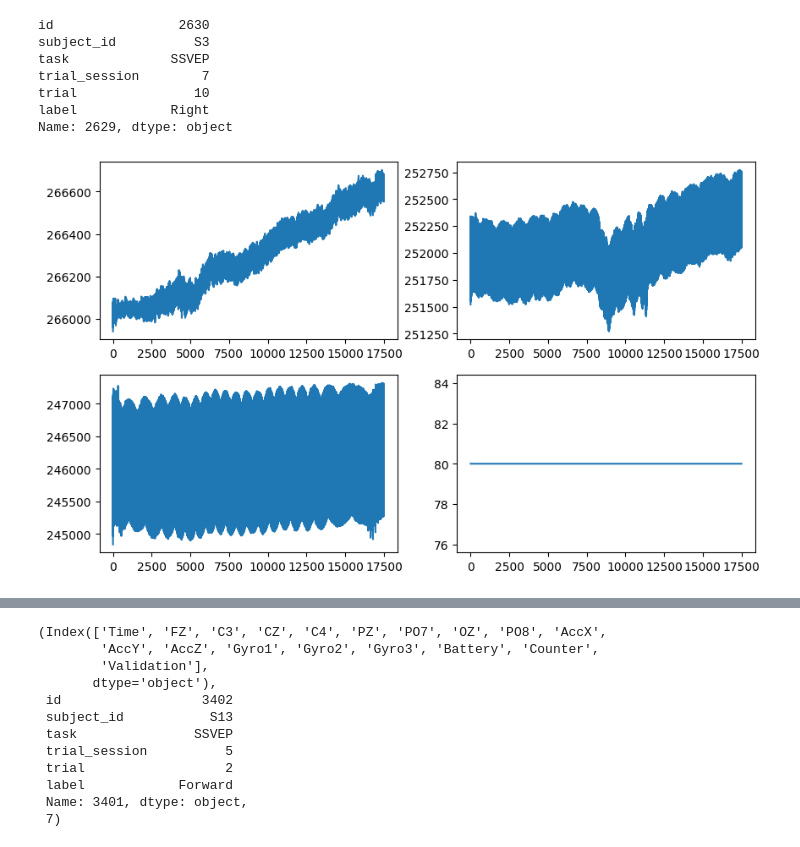
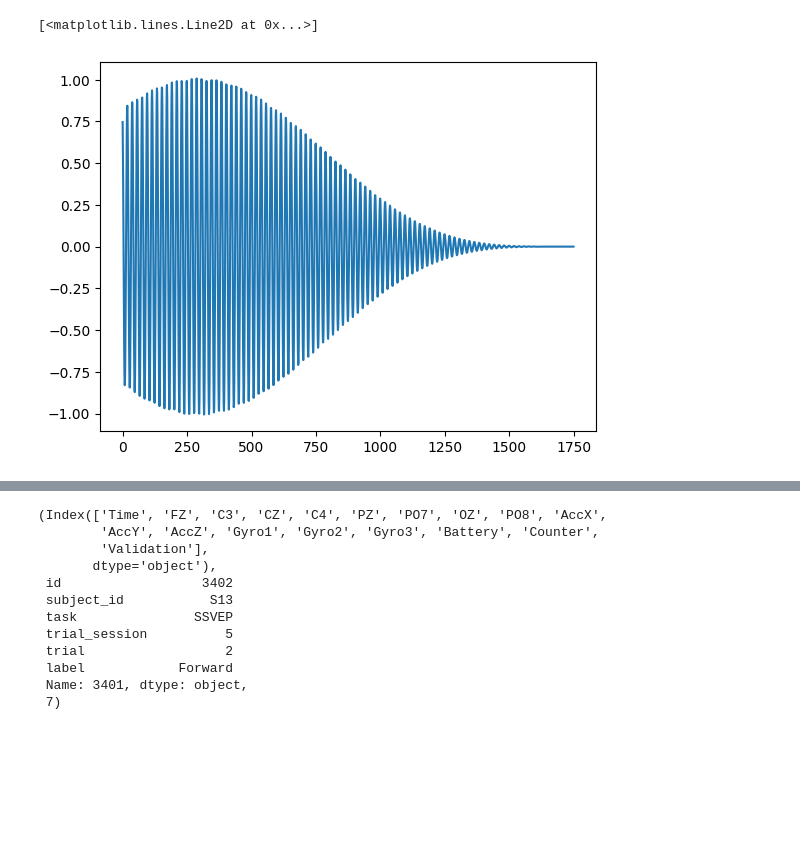
Before and after one commit to EEG-Data-Processing-MI-and-SSVEP/Online_Round, a Jupyter notebook: sublementary2.ipynb, the cells around one changed output, grey strips where cells are left out. Drawn from its saved outputs; the diff is of its cells as text; code cells hidden in the pictures; blank space fills up the shorter version.

```diff
--- a/sublementary2.ipynb
+++ b/sublementary2.ipynb
@@ -32,24 +53,0 @@ Name: 4799, dtype: object
-# %%
-index = 2629  #((((2400 --> 4799)))) SSVEP   #2430 (battery drop peak drop) # 2448 (peak)
-                                             # 2540 (increasing instead of decreasing OZ, PO7)
-ten_trials_df, one_trial_df, row = get_data(index)
-import matplotlib.pyplot as plt
-
-fig, axes = plt.subplots(nrows=2, ncols=2, figsize=(10, 6))
-
-axes[0,0].plot(ten_trials_df['PO7'])
-axes[0,1].plot(ten_trials_df['PO8'])
-axes[1,0].plot(ten_trials_df['OZ'])
-axes[1,1].plot(ten_trials_df['Battery'])
-#axes[0].set_xlim(14000,15000)
-#axes[1].set_xlim(14000,15000)
-print(row)
-# %% [output]
-id                2630
-subject_id          S3
-task             SSVEP
-trial_session        7
-trial               10
-label            Right
-Name: 2629, dtype: object
-[figure, removed]
@@ -55,0 +63,5 @@ Name: 2629, dtype: object
+# %%
+plt.plot(filtered)
+# %% [output]
+[<matplotlib.lines.Line2D at 0x...>]
+[figure, added]
```
Also changed, not shown: parts of 19 cells of this notebook, 10 other files.
